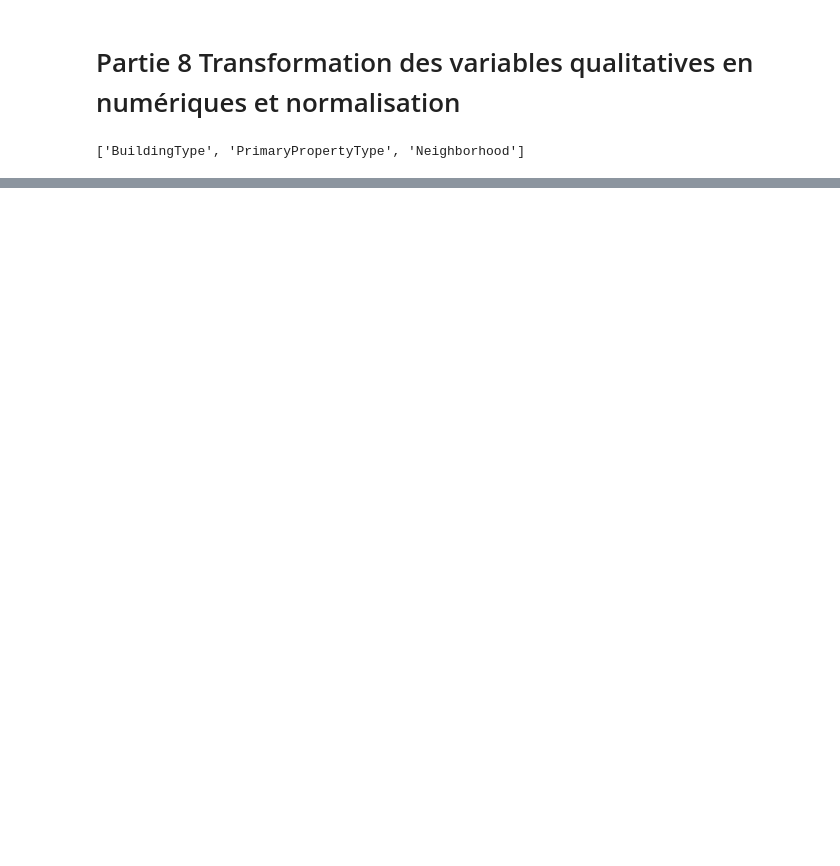
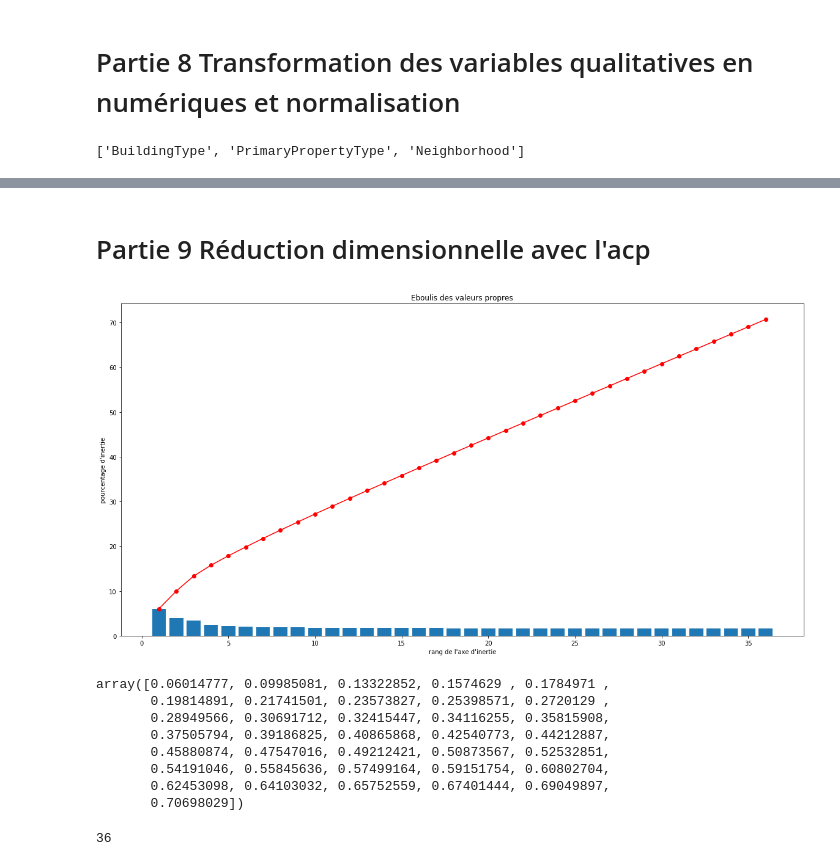
Before and after one commit to hoochycoochie/p4ml, a Jupyter notebook: DIOP_Amadou_1_notebook_exploratoire_082022.ipynb, the cells around one changed output, grey strips where cells are left out. Cells and saved outputs as stored; diff of their text form; code cells hidden in the pictures; blank space fills up the shorter version.

```diff
--- a/DIOP_Amadou_1_notebook_exploratoire_082022.ipynb
+++ b/DIOP_Amadou_1_notebook_exploratoire_082022.ipynb
@@ -400,10 +411,13 @@ Electricity(kBtu)_outliers         0.0000
 dtype: float64
 # %%
+from sklearn.impute import SimpleImputer
 imputer = KNNImputer()
 data=np.array(df['ENERGYSTARScore']).reshape((len(df['ENERGYSTARScore']), 1))
 
 df['ENERGYSTARScore']=imputer.fit_transform(data)
-#df['LargestPropertyUseTypeGFA']=imputer.fit_transform(np.array(df['LargestPropertyUseTypeGFA']).reshape((len(df['LargestPropertyUseTypeGFA']), 1)))
+df['LargestPropertyUseTypeGFA']=imputer.fit_transform(np.array(df['LargestPropertyUseTypeGFA']).reshape((len(df['LargestPropertyUseTypeGFA']), 1)))
+#df['LargestPropertyUseType']=SimpleImputer(missing_values='str',strategy='median').fit_transform(np.array(df['LargestPropertyUseType']).reshape((len(df['LargestPropertyUseType']), 1)))
+df.drop(index=df.loc[pd.isna(df['LargestPropertyUseType']),'LargestPropertyUseType'].index,inplace=True)
 # %%
 df.isnull().sum()/len(df)*100
 # %% [output]
@@ -526,3 +523,16 @@ df['natural_gas_percentage'].isnull().sum()
+# %%
+
+for col in new_cols:
+
+    if col not in relevant_numeric_columns:
+        relevant_numeric_columns.append(col)
+
+    item = df[df[col]==1]
+    if len(item)>0:
+        index = item.index
+        data=df[['LargestPropertyUseTypeGFA','PropertyGFATotal']].iloc[index]
+        #df.loc[index,col]=(data['LargestPropertyUseTypeGFA']/data['PropertyGFATotal'])
+        df.loc[index,col]=data['LargestPropertyUseTypeGFA']
 # %% [markdown]
 # Partie 7 Analyse univariée
 # %% [markdown]
@@ -569,7 +579,7 @@ cols_to_normalize=[item for item in relevant_numeric_columns if item not in ['To
 values_to_normalize=df[cols_to_normalize].values
 ## normalisation des données
 df[cols_to_normalize] = StandardScaler().fit_transform(values_to_normalize)
-df.drop(columns=['BuildingType', 'PrimaryPropertyType', 'Neighborhood','index'],inplace=True)
+df.drop(columns=[ 'PrimaryPropertyType', 'Neighborhood','index'],inplace=True)
 
 df.to_csv('data/cleaned_and_normalized.csv',index=False)
 # %%
@@ -594,0 +593,30 @@ memory usage: 420.7 KB
+# %% [markdown]
+# Partie 9 Réduction dimensionnelle avec l'acp
+# %%
+
+features_col=[x for x in df.columns.tolist() if x not in ['BuildingType','TotalGHGEmissions','SiteEnergyUse(kBtu)']]
+
+data=df[features_col].values
+# %%
+
+pca=PCA(0.70)
+pca.fit(data)
+# Eboulis des valeurs propres
+utils2.display_scree_plot(pca)
+
+
+pca.explained_variance_ratio_.cumsum()
+# %% [output]
+[figure, added]
+array([0.06014777, 0.09985081, 0.13322852, 0.1574629 , 0.1784971 ,
+       0.19814891, 0.21741501, 0.23573827, 0.25398571, 0.2720129 ,
+       0.28949566, 0.30691712, 0.32415447, 0.34116255, 0.35815908,
+       0.37505794, 0.39186825, 0.40865868, 0.42540773, 0.44212887,
+       0.45880874, 0.47547016, 0.49212421, 0.50873567, 0.52532851,
+       0.54191046, 0.55845636, 0.57499164, 0.59151754, 0.60802704,
+       0.62453098, 0.64103032, 0.65752559, 0.67401444, 0.69049897,
+       0.70698029])
+# %%
+pca.n_components_
+# %% [output]
+36
```
Also changed, not shown: parts of 24 cells of this notebook, 2 other files.
